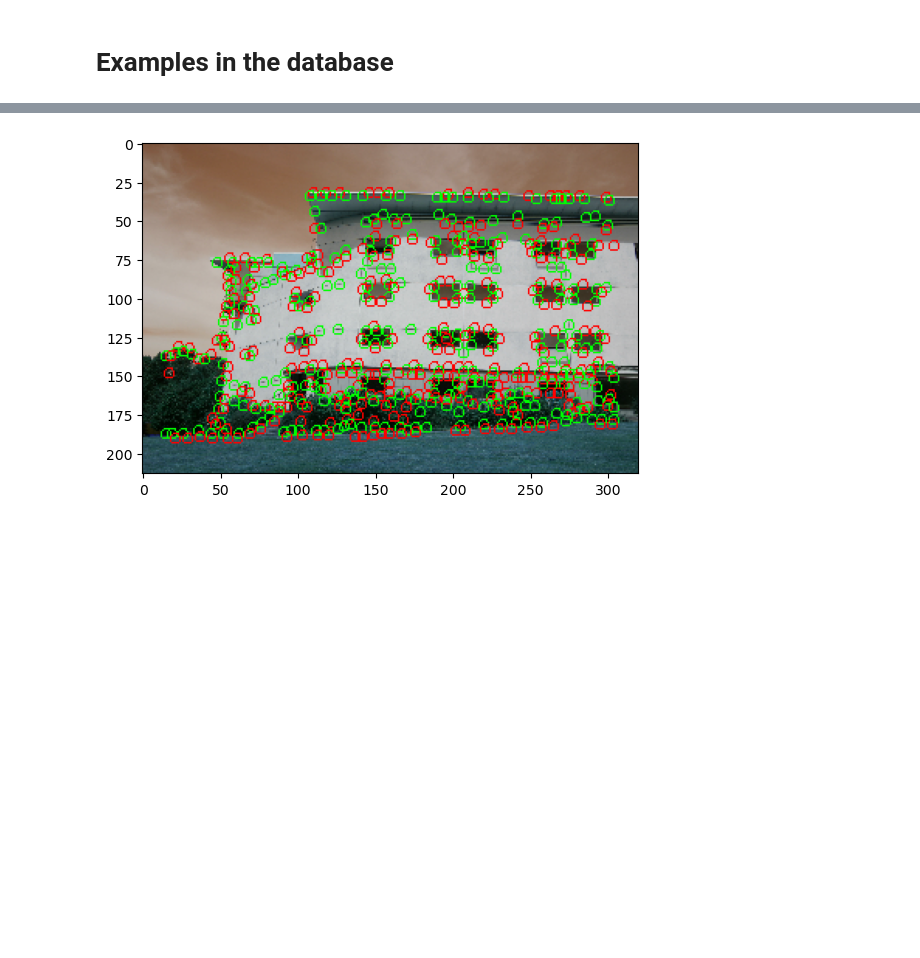
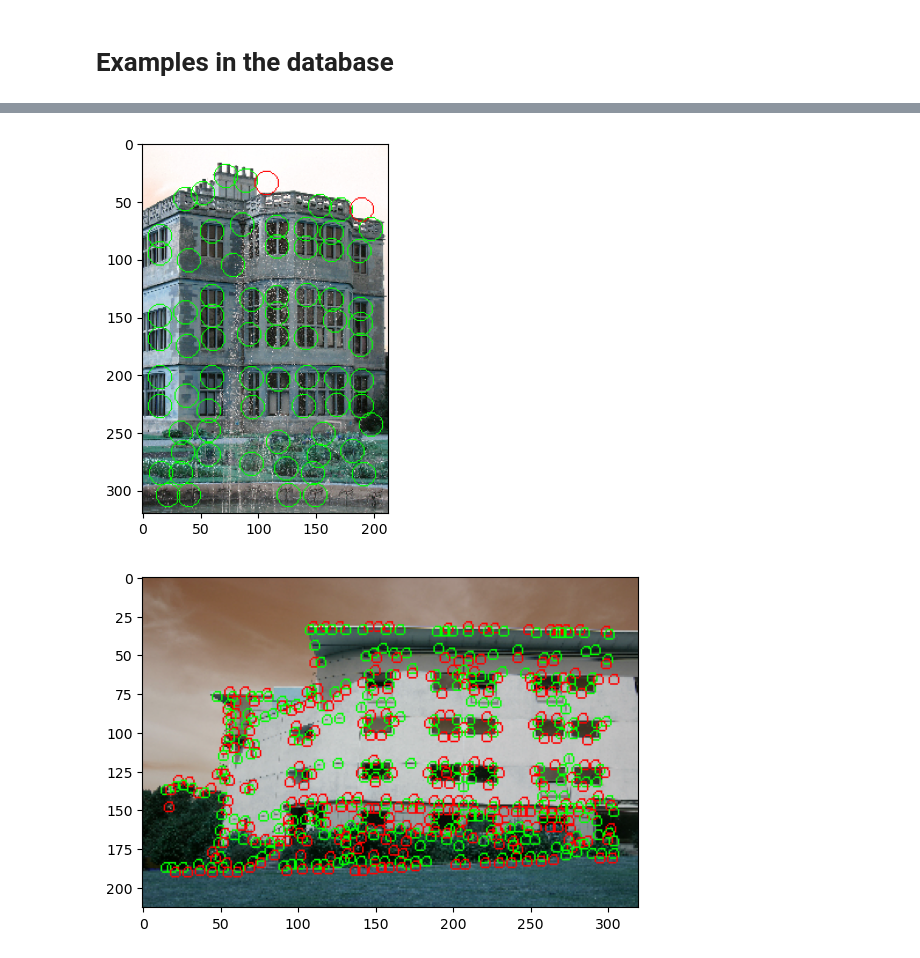
Before and after one commit to matteotolloso/ispr, a Jupyter notebook: midterm_1/Blob Detector.ipynb, the cells around one changed output, grey strips where cells are left out. Cells and saved outputs as stored; diff of their text form; code cells hidden in the pictures; blank space fills up the shorter version.

```diff
--- a/midterm_1/Blob Detector.ipynb
+++ b/midterm_1/Blob Detector.ipynb
@@ -166,3 +180,13 @@ blob_utils.full_pipeline(
+# %%
+blob_utils.full_pipeline(
+    path="./3_2_s.bmp",
+    kernel_size = 31,
+    sigma = 7,
+    percentile = (0.1, 70),
+    line_tickness=1
+)
+# %% [output]
+[figure, added]
 # %%
 blob_utils.full_pipeline(
     path="./3_24_s.bmp",
```
Also changed, not shown: parts of 13 cells of this notebook, 1 other file.
